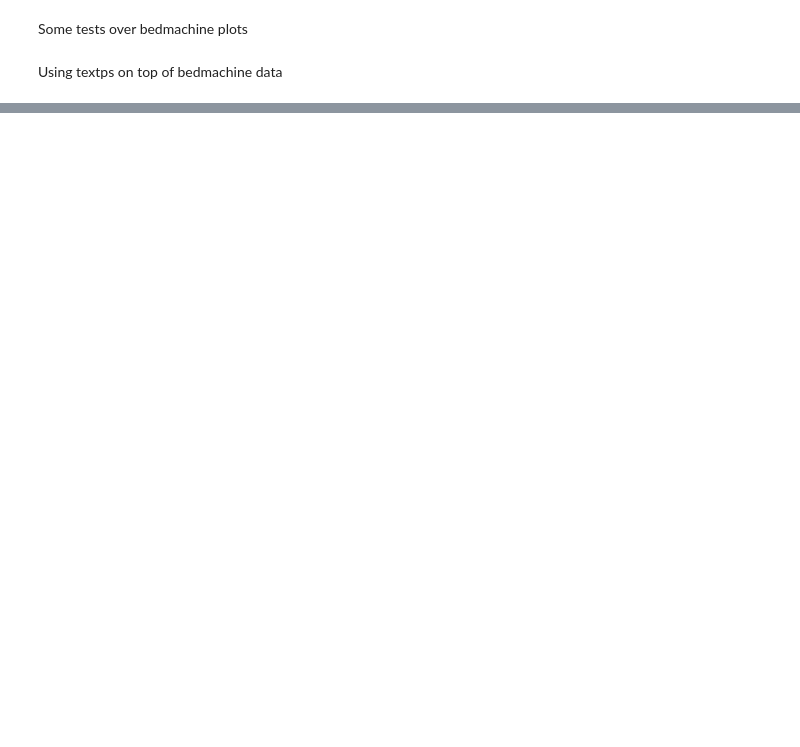
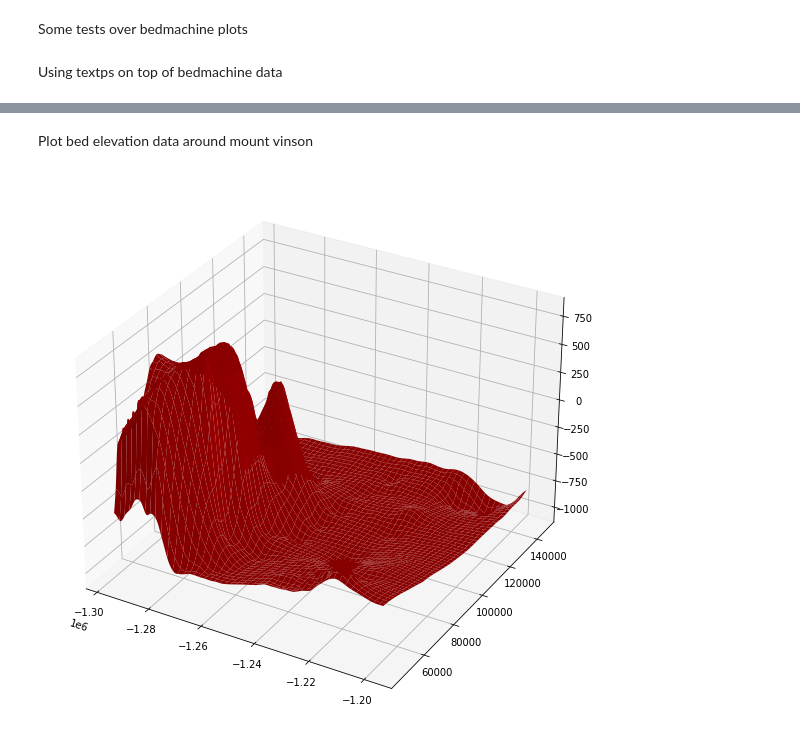
Before and after one commit to GatorGlaciology/PyPMT, a Jupyter notebook: pypmt_examples.ipynb, the cells around one changed output, grey strips where cells are left out. Saved outputs shown, nothing was run; the diff lists cells and outputs as text; code cells hidden in the pictures; blank space fills up the shorter version.

```diff
--- a/pypmt_examples.ipynb
+++ b/pypmt_examples.ipynb
@@ -85,0 +103,8 @@ plt.show()
+# %% [markdown]
+Plot bed elevation data around mount vinson
+# %%
+#%matplotlib notebook
+centerlat, centerlon = scar_loc('mount vinson')
+plot_3ps(centerlat, centerlon, ds['bed'].values, color = 'r')
+# %% [output]
+[figure, added]
```
Also changed, not shown: parts of 19 cells of this notebook.
